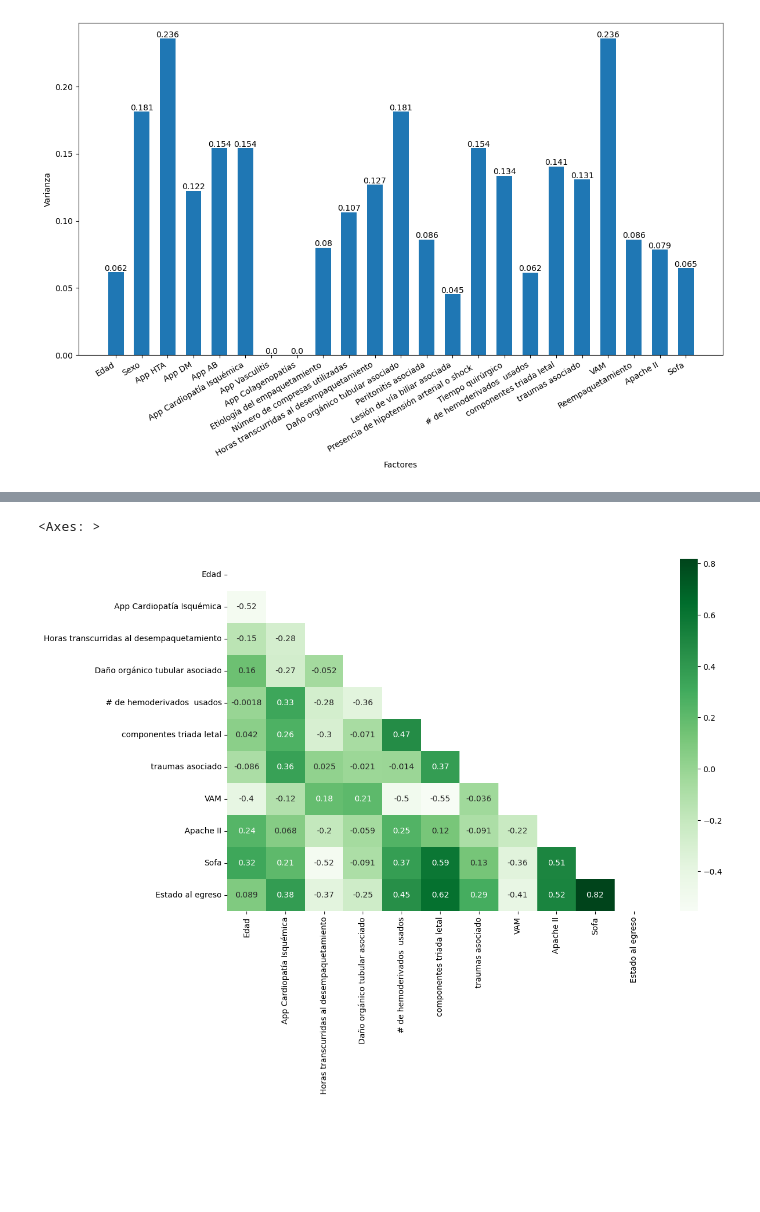
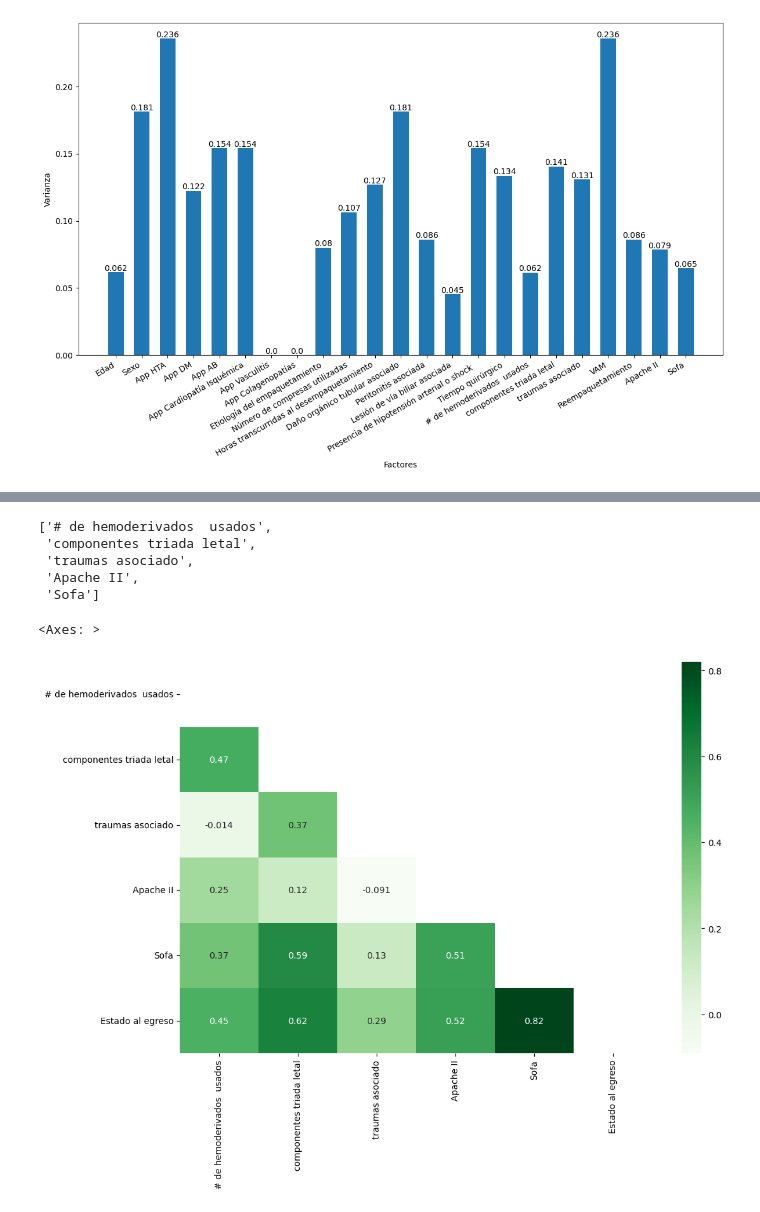
Before and after one commit to amaliezzz/Damage-Control-Feature-Selection, a Jupyter notebook: feature_selection.ipynb, the cells around one changed output, grey strips where cells are left out. Drawn from its saved outputs; the diff is of its cells as text; code cells hidden in the pictures; blank space fills up the shorter version.

Commit message:
Selection changes and validation

```diff
--- a/feature_selection.ipynb
+++ b/feature_selection.ipynb
@@ -94,14 +94,4 @@ plt.tight_layout()
 # %% [output]
 [figure]
 # %%
-X.drop(['App Vasculitis', 'App Colagenopatías', 'Lesión de vía biliar asociada'], axis=1, inplace=True)
+X.drop(['App Vasculitis', 'App Colagenopatías'], axis=1, inplace=True)
-# %%
-from sklearn.feature_selection import SelectKBest, chi2
-
-selector = SelectKBest(chi2 , k = 10)
-selector.fit_transform(X,y)
-
-selected_indeces = selector.get_support(indices=True)
-features = X.columns[selected_indeces]
-
-features
@@ -130,0 +214,22 @@ plt.tight_layout()
+# %%
+results = evaluate_models_loocv(X, y, models)
+results_2 = evaluate_models_loocv(X, y, models_2)
+
+print("LOOCV Results without Feature Selection:")
+for model_name, data in results.items():
+    print(f"\n{model_name}:")
+    print(f"  Accuracy: {data['accuracy']:.3f}")
+    print(f"  Precision: {data['precision']:.3f}")
+    print(f"  Recall: {data['recall']:.3f}")
+    print(f"  F1-Score: {data['f1']:.3f}")
+
+print("\nLOOCV Results with Feature Selection:")
+for model_name, data in results_2.items():
+    print(f"\n{model_name}:")
+    print(f"  Accuracy: {data['accuracy']:.3f}")
+    print(f"  Precision: {data['precision']:.3f}")
+    print(f"  Recall: {data['recall']:.3f}")
+    print(f"  F1-Score: {data['f1']:.3f}")
+print("  Final Features:\n", data['final_features'])
+
+selected_features = data['final_features']
@@ -131,8 +254,16 @@ plt.tight_layout()
+# %%
+selected_features
+# %% [output]
+['# de hemoderivados  usados',
+ 'componentes triada letal',
+ 'traumas asociado',
+ 'Apache II',
+ 'Sofa']
 # %%
-matrix = X[features].join(y).corr()
+matrix = X[selected_features].join(y).corr()
 mask = np.triu(np.ones_like(matrix, dtype=bool))
 plt.figure(figsize=(12,8))
 sns.heatmap(matrix, annot=True, cmap='Greens', mask=mask)
 # %% [output]
 <Axes: >
-[figure, old version]
+[figure, new version]
```
Also changed, not shown: parts of 6 cells of this notebook, 2 other files.
